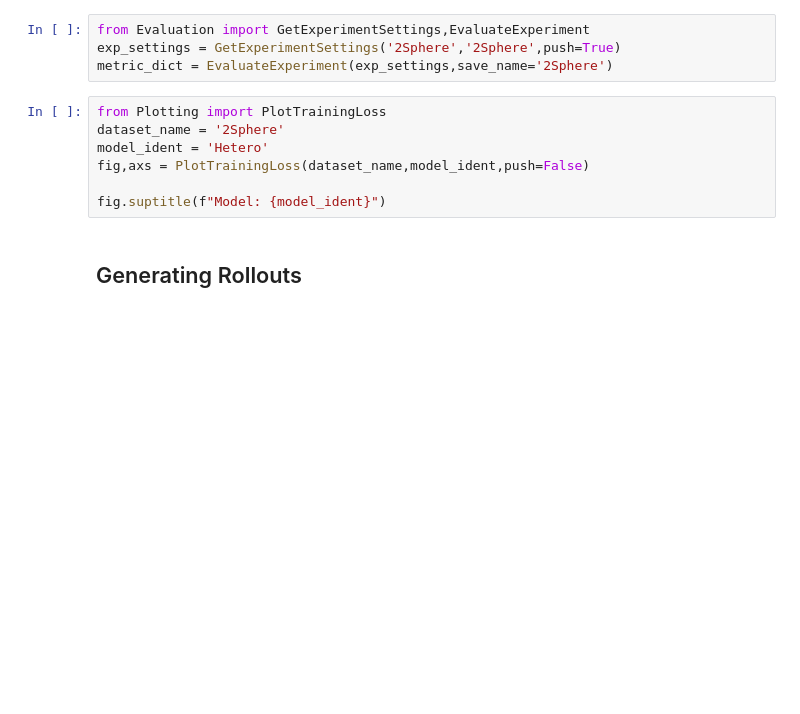
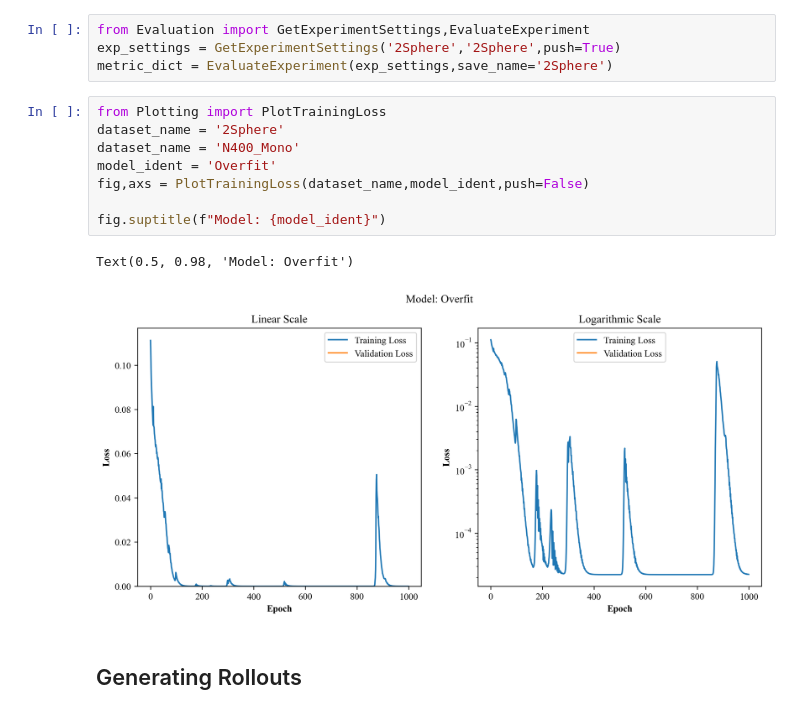
Before and after one commit to MaxGeraedts/DEM-GNN, a Jupyter notebook: Main.ipynb, the cells around one changed output. Saved outputs shown, nothing was run; the diff lists cells and outputs as text; blank space fills up the shorter version.

```diff
--- a/Main.ipynb
+++ b/Main.ipynb
@@ -60,10 +50,14 @@ metric_dict = EvaluateExperiment(exp_settings,save_name='2Sphere')
 # %%
 from Plotting import PlotTrainingLoss
 dataset_name = '2Sphere'
-model_ident = 'Hetero'
+dataset_name = 'N400_Mono'
+model_ident = 'Overfit'
 fig,axs = PlotTrainingLoss(dataset_name,model_ident,push=False)
 
 fig.suptitle(f"Model: {model_ident}")
+# %% [output]
+Text(0.5, 0.98, 'Model: Overfit')
+[figure, added]
 # %% [markdown]
 ## Generating Rollouts
 # %%
```
Also changed, not shown: parts of 3 cells of this notebook, 2 other files.
